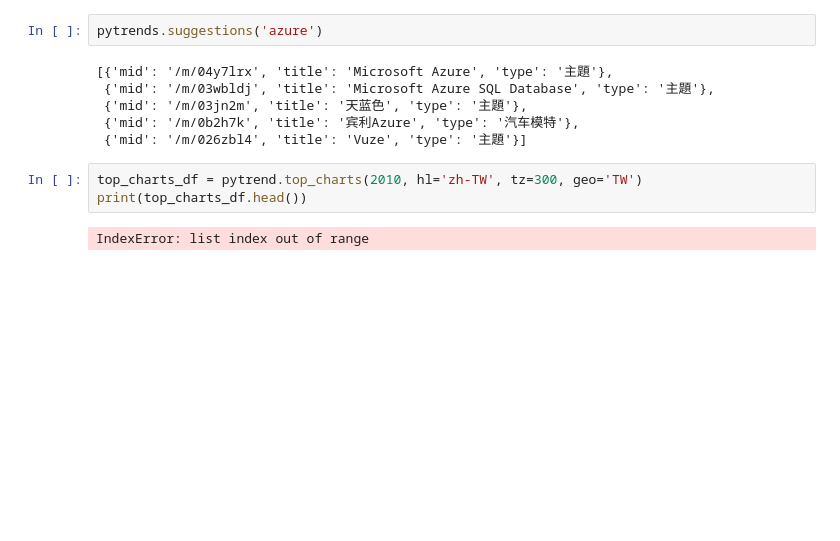
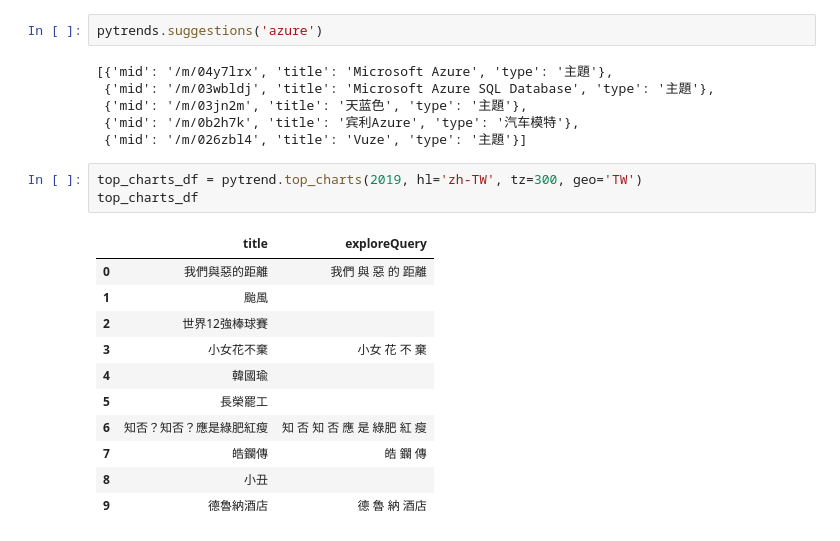
Before and after one commit to Benknightdark/GoogleTrendsApi, a Jupyter notebook: notebook/Google Trends API.ipynb, the cells around one changed output. Saved outputs shown, nothing was run; the diff lists cells and outputs as text; blank space fills up the shorter version.

```diff
--- a/notebook/Google Trends API.ipynb
+++ b/notebook/Google Trends API.ipynb
@@ -119,7 +117,17 @@ pytrends.suggestions('azure')
  {'mid': '/m/0b2h7k', 'title': '宾利Azure', 'type': '汽车模特'},
  {'mid': '/m/026zbl4', 'title': 'Vuze', 'type': '主題'}]
 # %%
-top_charts_df = pytrend.top_charts(2010, hl='zh-TW', tz=300, geo='TW')
-print(top_charts_df.head())
+top_charts_df = pytrend.top_charts(2019, hl='zh-TW', tz=300, geo='TW')
+top_charts_df
 # %% [output]
-IndexError: list index out of range
+|  | title | exploreQuery |
+| 0 | 我們與惡的距離 | 我們 與 惡 的 距離 |
+| 1 | 颱風 |  |
+| 2 | 世界12強棒球賽 |  |
+| 3 | 小女花不棄 | 小女 花 不 棄 |
+| 4 | 韓國瑜 |  |
+| 5 | 長榮罷工 |  |
+| 6 | 知否？知否？應是綠肥紅瘦 | 知 否 知 否 應 是 綠肥 紅 瘦 |
+| 7 | 皓鑭傳 | 皓 鑭 傳 |
+| 8 | 小丑 |  |
+| 9 | 德魯納酒店 | 德 魯 納 酒店 |
```
Also changed, not shown: parts of 3 cells of this notebook.
